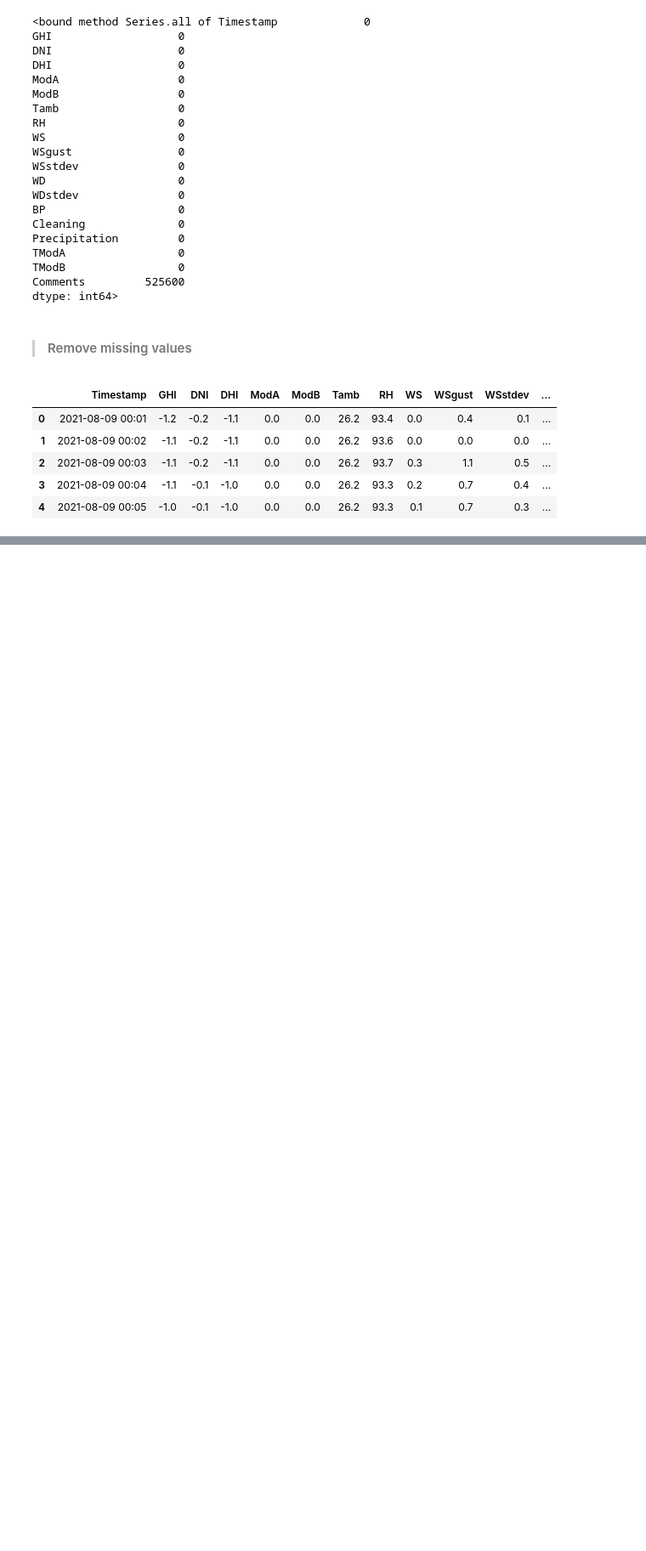
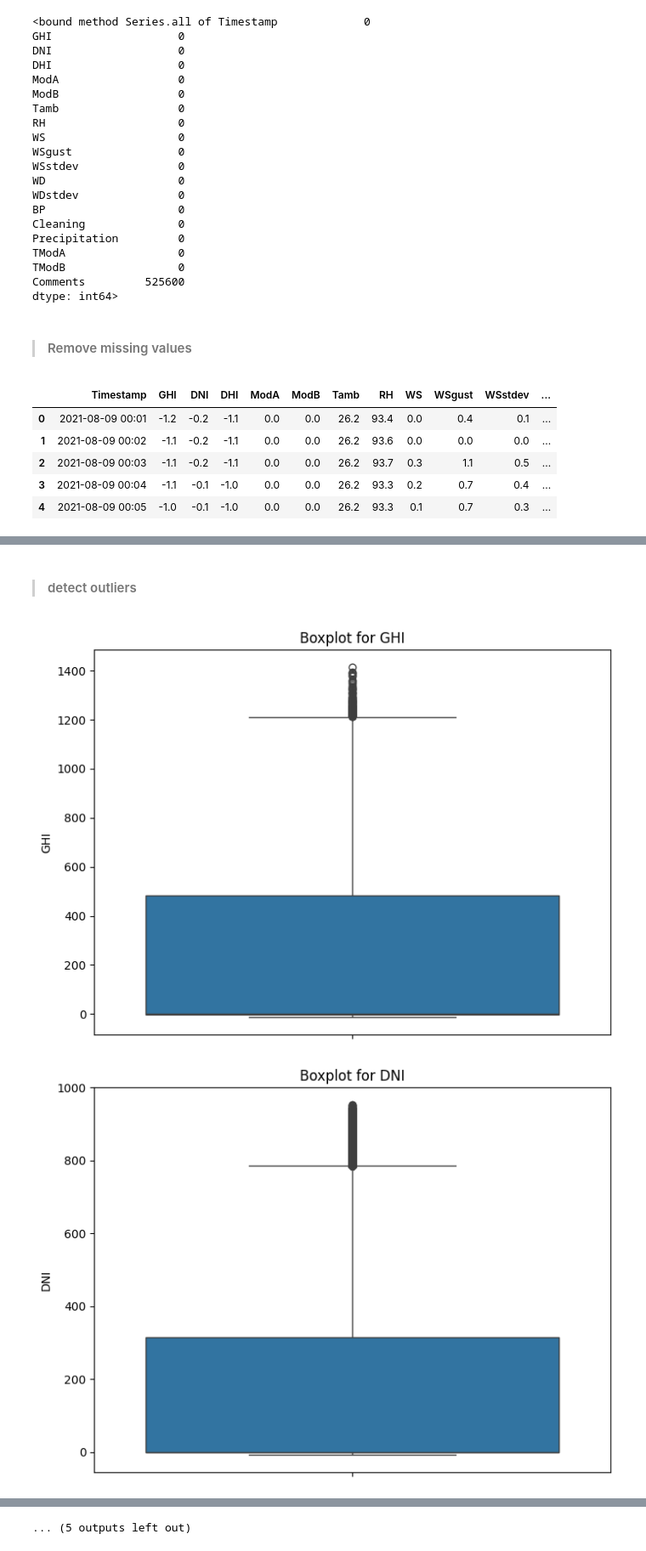
Before and after one commit to naolatomsa/Solar-Data-Discovery, a Jupyter notebook: notebooks/beninMalanville.ipynb, the cells around one changed output, grey strips where cells are left out. Shown at 85% size. Saved outputs shown, nothing was run; the diff lists cells and outputs as text; code cells hidden in the pictures; blank space fills up the shorter version.

Commit message:
outliers handled

```diff
--- a/notebooks/beninMalanville.ipynb
+++ b/notebooks/beninMalanville.ipynb
@@ -105,0 +110,9 @@ clean_data.head(5)
+# %% [markdown]
+>#### detect outliers
+# %%
+outliers = detect_outliers(clean_data)
+# %%
+plot_outliers(clean_data, outliers)
+# %% [output]
+[figure, added]
+[figure, added]
@@ -105,0 +129 @@ clean_data.head(5)
+... (5 outputs left out)
```
Also changed, not shown: parts of 9 cells of this notebook, 7 other files.
